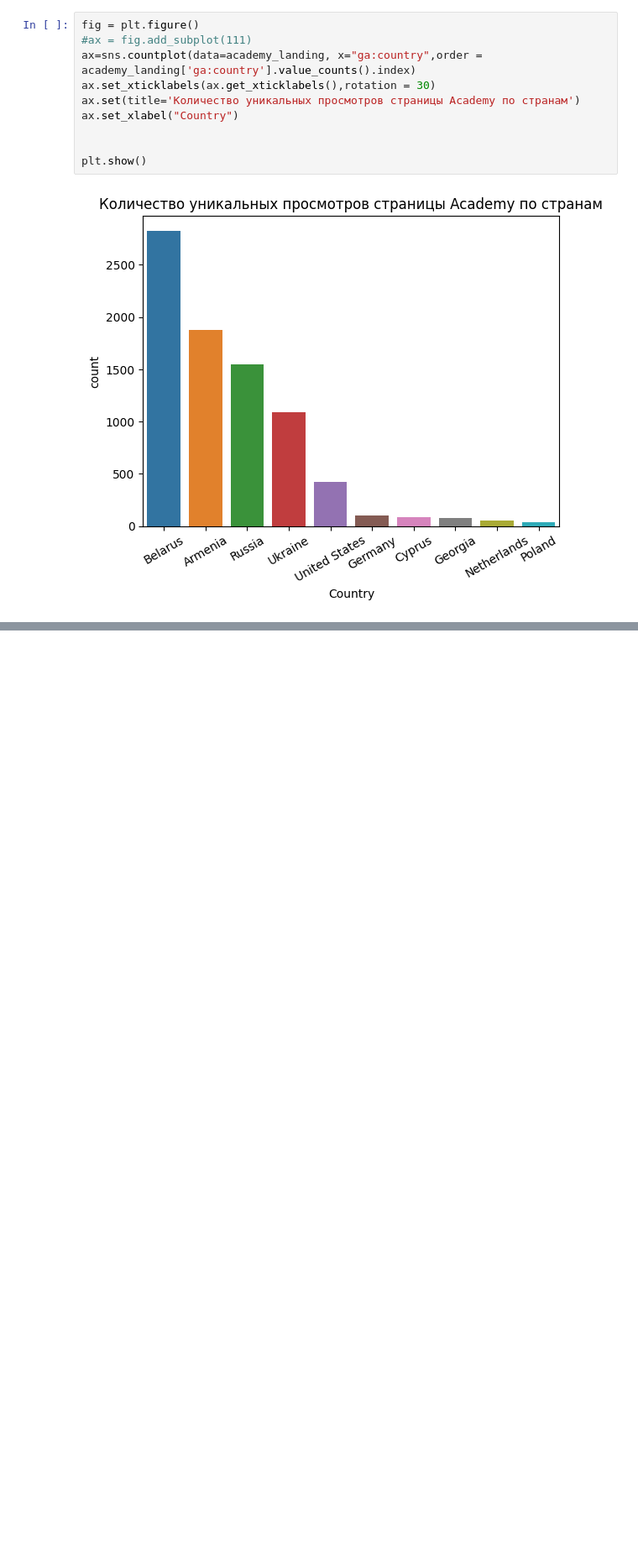
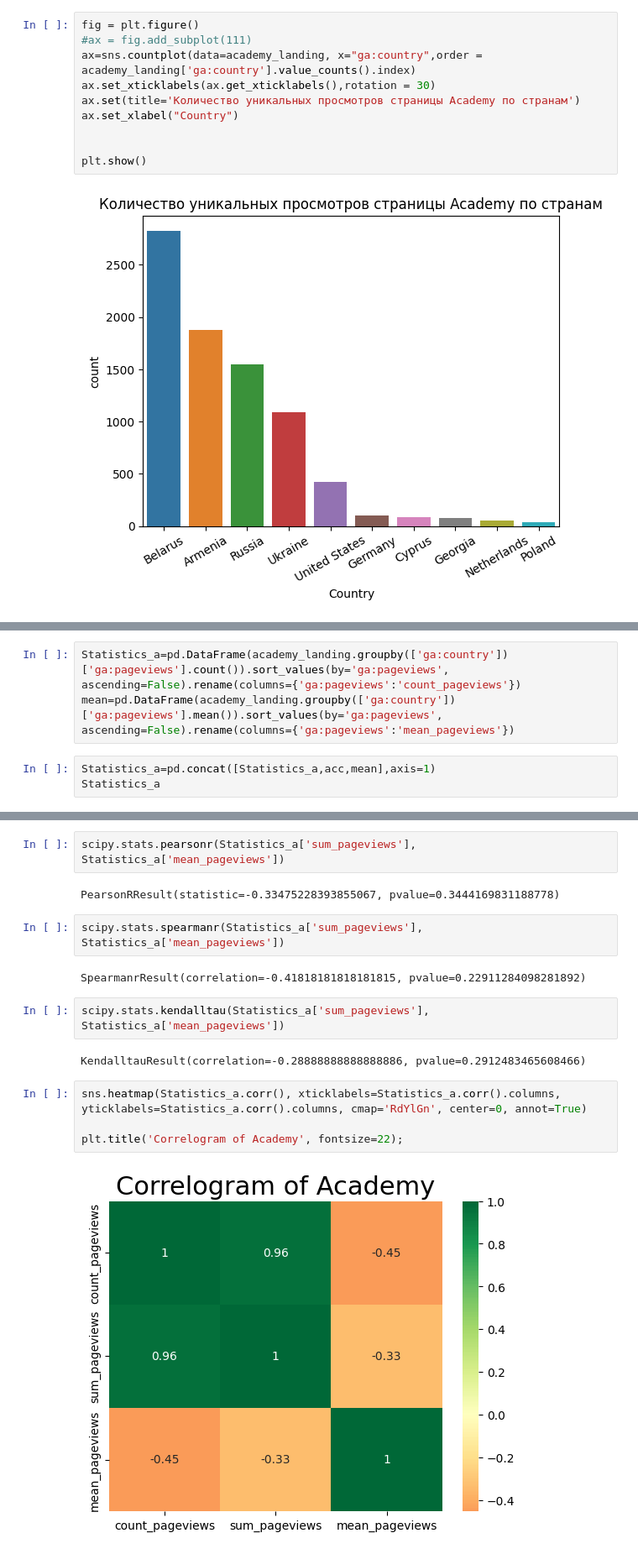
Before and after one commit to InnahHr/DA-project, a Jupyter notebook: Academy.ipynb, the cells around one changed output, grey strips where cells are left out. Shown at 84% size. Saved outputs shown, nothing was run; the diff lists cells and outputs as text; blank space fills up the shorter version.

```diff
--- a/Academy.ipynb
+++ b/Academy.ipynb
@@ -82,0 +95,6 @@ plt.show()
+# %%
+Statistics_a=pd.DataFrame(academy_landing.groupby(['ga:country'])['ga:pageviews'].count()).sort_values(by='ga:pageviews', ascending=False).rename(columns={'ga:pageviews':'count_pageviews'})
+mean=pd.DataFrame(academy_landing.groupby(['ga:country'])['ga:pageviews'].mean()).sort_values(by='ga:pageviews', ascending=False).rename(columns={'ga:pageviews':'mean_pageviews'})
+# %%
+Statistics_a=pd.concat([Statistics_a,acc,mean],axis=1)
+Statistics_a
@@ -82,0 +114,18 @@ plt.show()
+# %%
+scipy.stats.pearsonr(Statistics_a['sum_pageviews'], Statistics_a['mean_pageviews'])
+# %% [output]
+PearsonRResult(statistic=-0.33475228393855067, pvalue=0.3444169831188778)
+# %%
+scipy.stats.spearmanr(Statistics_a['sum_pageviews'], Statistics_a['mean_pageviews'])
+# %% [output]
+SpearmanrResult(correlation=-0.41818181818181815, pvalue=0.22911284098281892)
+# %%
+scipy.stats.kendalltau(Statistics_a['sum_pageviews'], Statistics_a['mean_pageviews'])
+# %% [output]
+KendalltauResult(correlation=-0.28888888888888886, pvalue=0.2912483465608466)
+# %%
+sns.heatmap(Statistics_a.corr(), xticklabels=Statistics_a.corr().columns, yticklabels=Statistics_a.corr().columns, cmap='RdYlGn', center=0, annot=True)
+
+plt.title('Correlogram of Academy', fontsize=22);
+# %% [output]
+[figure, added]
```
Also changed, not shown: parts of 14 cells of this notebook, 4 other files.
